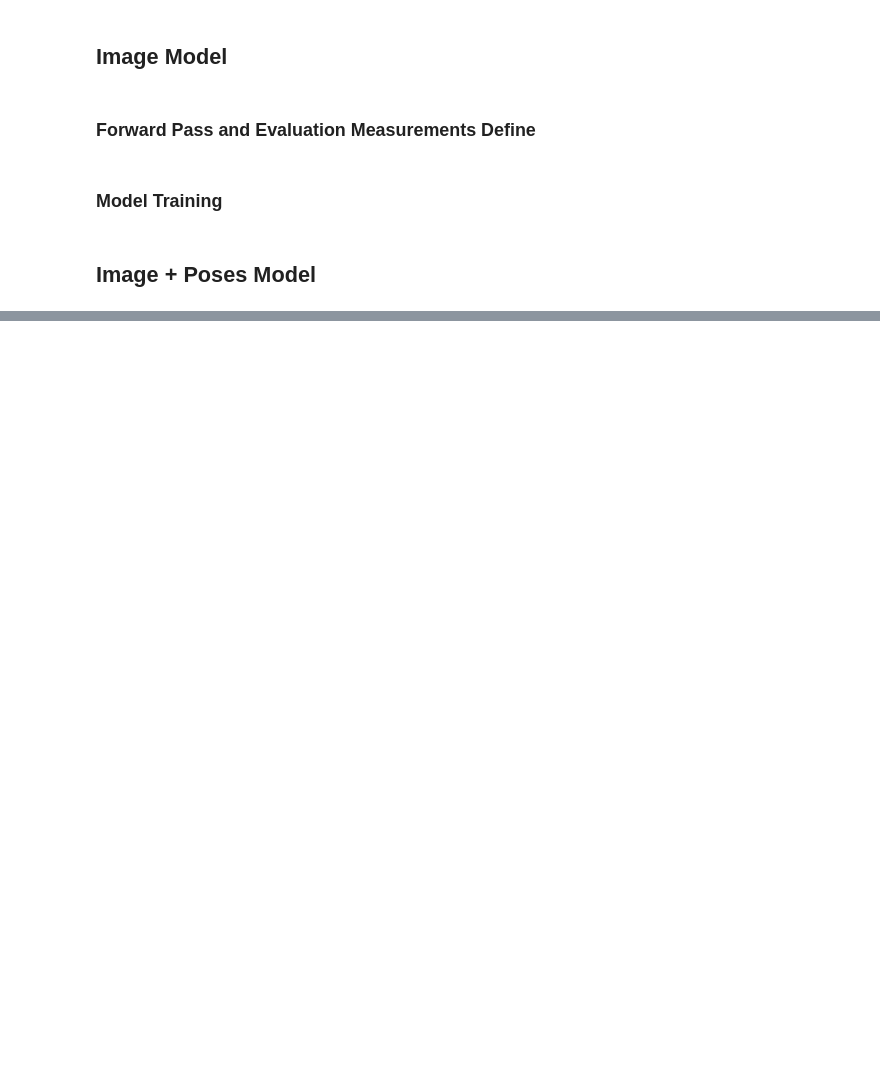
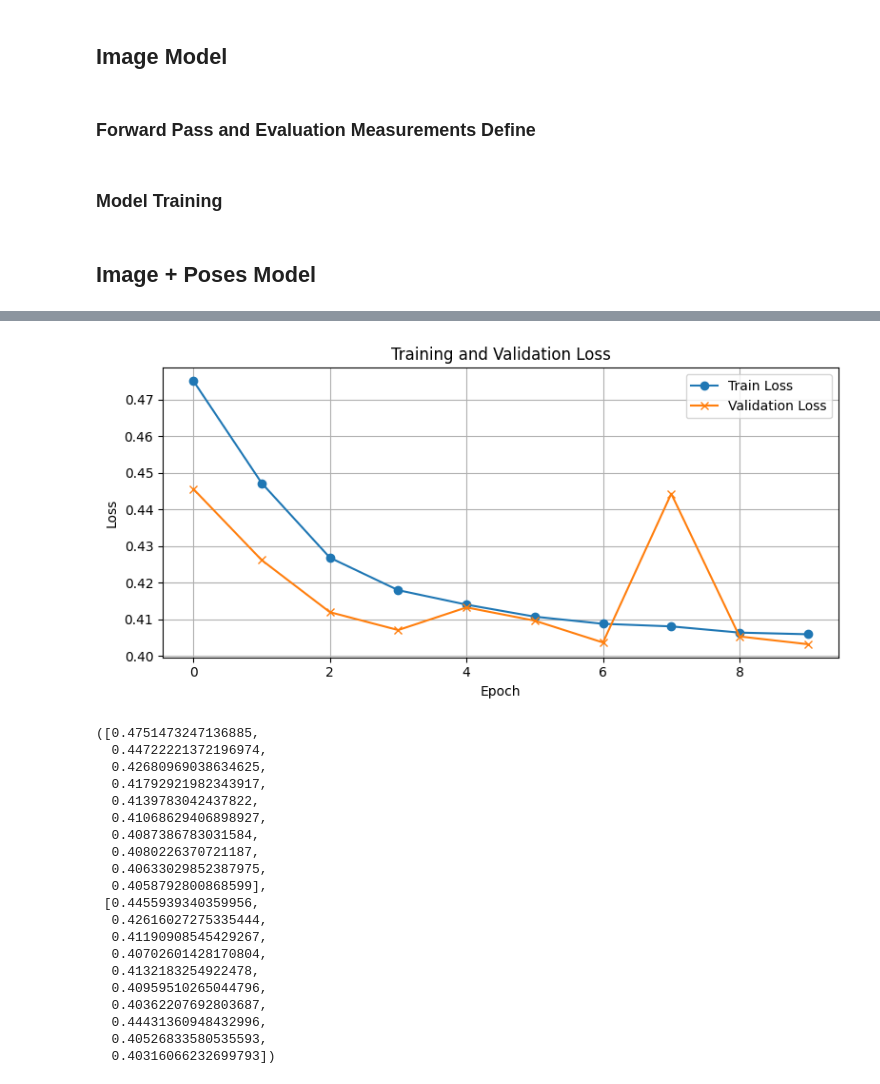
Before and after one commit to SahilPatel1300/cv-soal, a Jupyter notebook: exploration.ipynb, the cells around one changed output, grey strips where cells are left out. Cells and saved outputs as stored; diff of their text form; code cells hidden in the pictures; blank space fills up the shorter version.

Commit message:
More complex model

```diff
--- a/exploration.ipynb
+++ b/exploration.ipynb
@@ -351,11 +393,14 @@ class SimpleGQCNN(nn.Module):
         self.pool = nn.MaxPool2d(2, 2)             # → (B, 16, 15, 15)
         self.conv2 = nn.Conv2d(16, 32, 3)          # → (B, 32, 13, 13) → pool → (B, 32, 6, 6)
         self.im_fc = nn.Linear(32 * 6 * 6, 64)     # → (B, 64)
+        self.bn1 = nn.BatchNorm2d(16)
+        self.bn2 = nn.BatchNorm2d(32)
+        self.im_fc_bn = nn.BatchNorm1d(64)
 
         # Pose stream
         self.pose_fc1 = nn.Linear(pose_dim, 64)
         self.pose_fc2 = nn.Linear(64, 64)
-
+        self.dropout = nn.Dropout(p=0.5)
         self.merge_methods = merge_methods
         if self.merge_methods == "element_dot":
             # Merge stream after elementwise multiplication
@@ -369,14 +414,15 @@ class SimpleGQCNN(nn.Module):
     def forward(self, image, pose):
 
         # Image stream
-        x = self.pool(F.relu(self.conv1(image)))   # (B, 16, 15, 15)
-        x = self.pool(F.relu(self.conv2(x)))       # (B, 32, 6, 6)
-        x = x.view(x.size(0), -1)                  # Flatten
+        x = self.pool(F.relu(self.bn1(self.conv1(image))))   # (B, 16, 15, 15)
+        x = self.pool(F.relu(self.bn2(self.conv2(x))))       # (B, 32, 6, 6)
+        # x = x.view(x.size(0), -1)                  # Flatten
+        x = torch.flatten(x, start_dim=1)
         x = F.relu(self.im_fc(x))                  # (B, 64)
 
         # Pose stream
-        p = F.relu(self.pose_fc1(pose))            # (B, 64)
-        p = F.relu(self.pose_fc2(p))               # (B, 64)
+        p = self.dropout(F.relu(self.pose_fc1(pose)))            # (B, 64)
+        p = self.dropout(F.relu(self.pose_fc2(p)))               # (B, 64)
 
         if self.merge_methods == "element_dot":
             # Element-wise multiplication
@@ -415,13 +466,27 @@ tensor_dir = '../dexnet_2.1/dexnet_2.1_eps_10/tensors/'  # replace with actual p
 batch_size = 32
 use_regression = False  # or True
 pose_dims = [2]          # or full [0, 1, 2, 3, 4, 5]
-torch.backends.cudnn.benchmark = True
+# torch.backends.cudnn.benchmark = True
 # Create dataset and dataloader
 
 
 dataset = DexNetNPZDatasetAll(tensor_dir=tensor_dir, use_regression=use_regression, pose_dims=pose_dims)
-dataloader = DataLoader(dataset, batch_size=batch_size, shuffle=True, num_workers=8, pin_memory=True)
+val_split = 0.2  # 20% for validation
+val_size = int(len(dataset) * val_split)
+train_size = len(dataset) - val_size
 
+train_dataset, val_dataset = random_split(dataset, [train_size, val_size])
+
+# ✅ Create DataLoaders
+train_loader = DataLoader(
+    train_dataset, batch_size=batch_size, shuffle=True,
+    num_workers=8, pin_memory=True
+)
+
+val_loader = DataLoader(
+    val_dataset, batch_size=batch_size, shuffle=False,
+    num_workers=8, pin_memory=True
+)
 model = SimpleGQCNN(pose_dim=len(pose_dims), output_type='regression' if use_regression else 'binary')
 os.environ["CUDA_VISIBLE_DEVICES"]="1"
 device = torch.device('cuda:0' if torch.cuda.is_available() else 'cpu')
@@ -430,8 +495,8 @@ model.to(device)
 if use_regression:
     criterion = nn.MSELoss()
 else:
-    criterion = nn.BCELoss()
+    criterion = nn.BCEWithLogitsLoss()
 
 optimizer = optim.Adam(model.parameters(), lr=1e-4)
-scheduler = ReduceLROnPlateau(optimizer, mode='min', factor=0.1, patience=2, verbose=True)
+scheduler = ReduceLROnPlateau(optimizer, mode='min', factor=0.1, patience=2)
 # %%
@@ -488,2 +580,3 @@ def train(model, dataloader, criterion, optimizer, scheduler, device, num_epochs
 # %%
-train(model, dataloader, criterion, optimizer, num_epochs=10)
+train(model, train_loader, val_loader, criterion, optimizer, scheduler, device, num_epochs=10)
+# %% [output]
@@ -490,2 +599,23 @@ train(model, dataloader, criterion, optimizer, num_epochs=10)
+[figure, added]
+([0.4751473247136885,
+  0.44722221372196974,
+  0.42680969038634625,
+  0.41792921982343917,
+  0.4139783042437822,
+  0.41068629406898927,
+  0.4087386783031584,
+  0.4080226370721187,
+  0.40633029852387975,
+  0.4058792800868599],
+ [0.4455939340359956,
+  0.42616027275335444,
+  0.41190908545429267,
+  0.40702601428170804,
+  0.4132183254922478,
+  0.40959510265044796,
+  0.40362207692803687,
+  0.44431360948432996,
+  0.40526833580535593,
+  0.40316066232699793])
 # %%
 torch.save(model.state_dict(), "model.pth")
```
Also changed, not shown: parts of 7 cells of this notebook, 1 other file.
